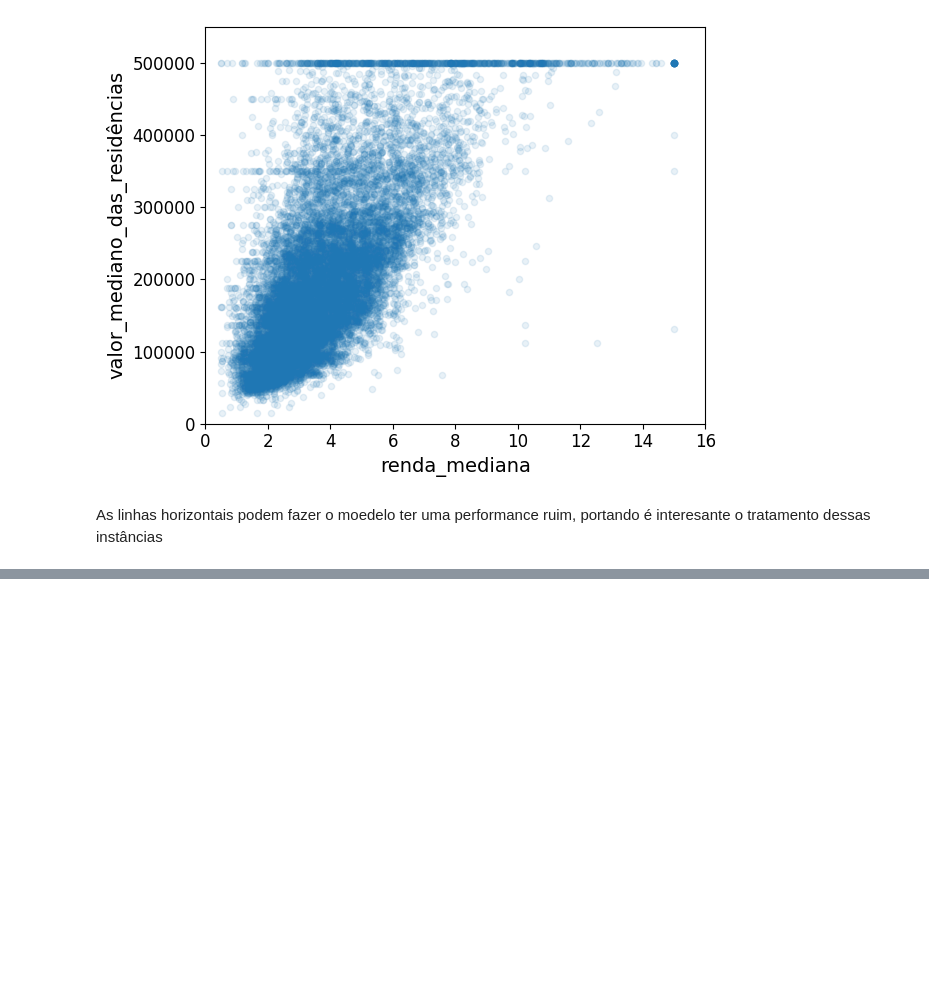
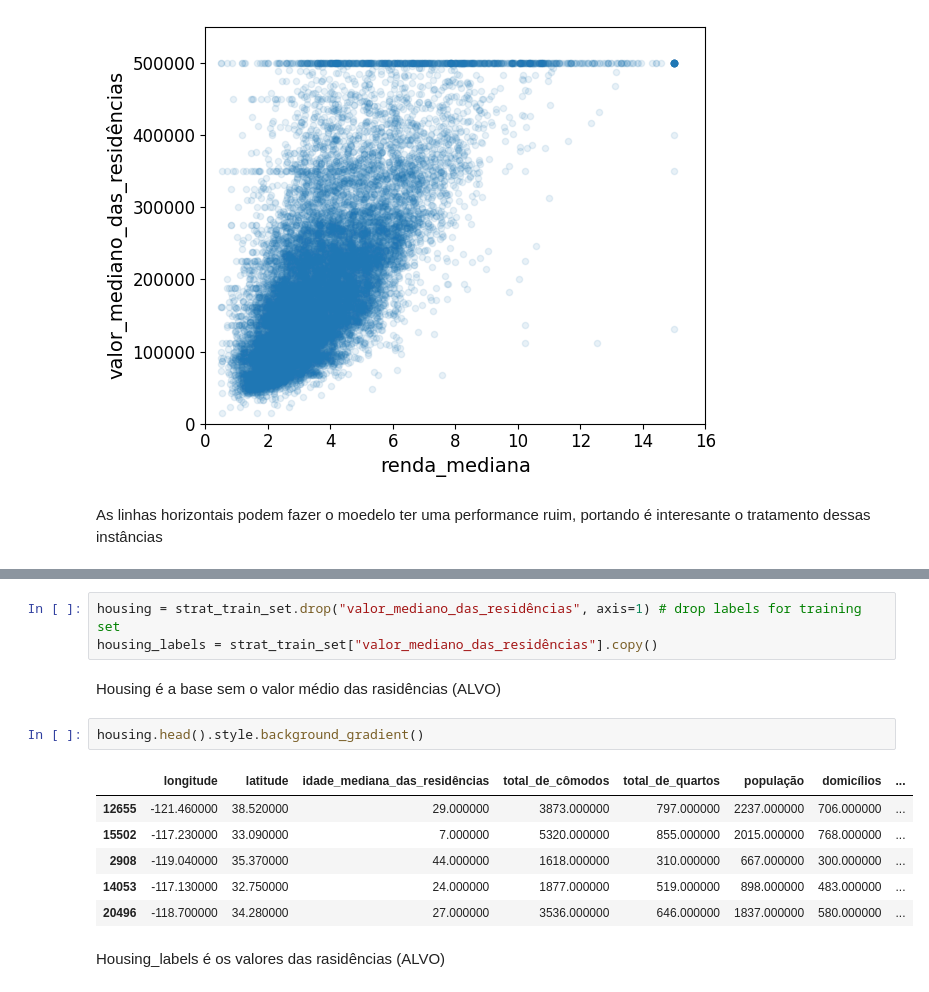
Before and after one commit to noskcaj2001/Imoveis, a Jupyter notebook: imoboliario_california.ipynb, the cells around one changed output, grey strips where cells are left out. Cells and saved outputs as stored; diff of their text form; blank space fills up the shorter version.

```diff
--- a/imoboliario_california.ipynb
+++ b/imoboliario_california.ipynb
@@ -457,0 +523,16 @@ As linhas horizontais podem fazer o moedelo ter uma performance ruim, portando
+# %%
+housing = strat_train_set.drop("valor_mediano_das_residências", axis=1) # drop labels for training set
+housing_labels = strat_train_set["valor_mediano_das_residências"].copy()
+# %% [markdown]
+Housing é a base sem o valor médio das rasidências (ALVO)
+# %%
+housing.head().style.background_gradient()
+# %% [output]
+|  | longitude | latitude | idade_mediana_das_residências | total_de_cômodos | total_de_quartos | população | domicílios | ... |
+| 12655 | -121.460000 | 38.520000 | 29.000000 | 3873.000000 | 797.000000 | 2237.000000 | 706.000000 | ... |
+| 15502 | -117.230000 | 33.090000 | 7.000000 | 5320.000000 | 855.000000 | 2015.000000 | 768.000000 | ... |
+| 2908 | -119.040000 | 35.370000 | 44.000000 | 1618.000000 | 310.000000 | 667.000000 | 300.000000 | ... |
+| 14053 | -117.130000 | 32.750000 | 24.000000 | 1877.000000 | 519.000000 | 898.000000 | 483.000000 | ... |
+| 20496 | -118.700000 | 34.280000 | 27.000000 | 3536.000000 | 646.000000 | 1837.000000 | 580.000000 | ... |
+# %% [markdown]
+Housing_labels é os valores das rasidências (ALVO)
```
Also changed, not shown: parts of 138 cells of this notebook.
